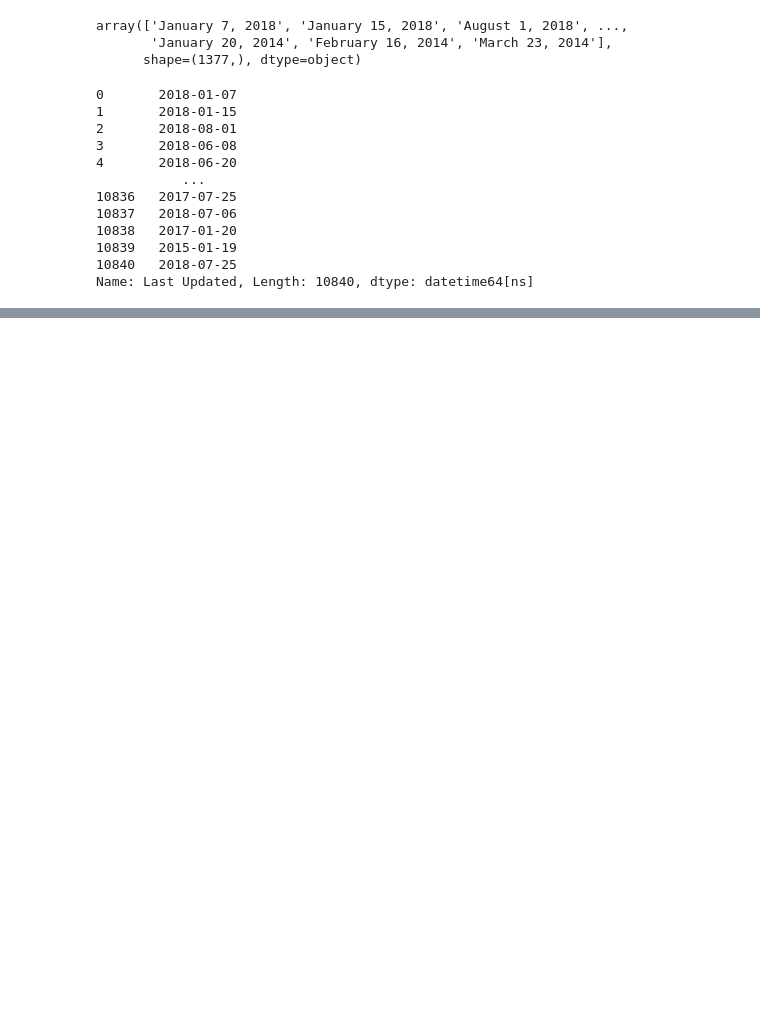
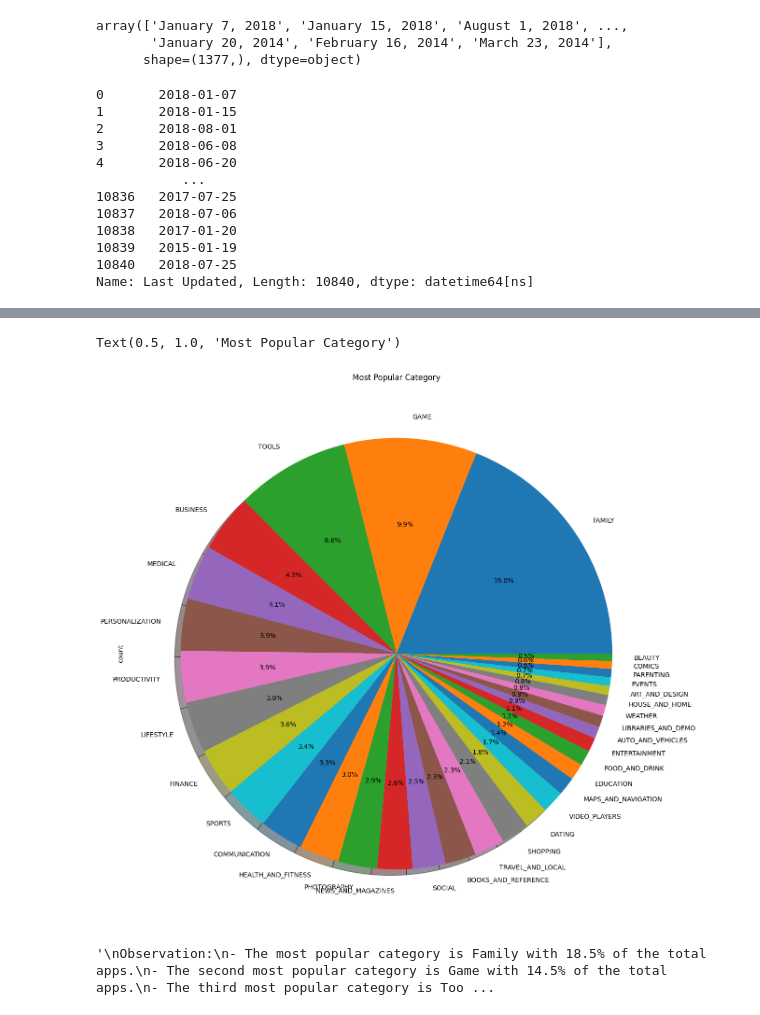
Before and after one commit to abhik12295/Data-Science-Learning, a Jupyter notebook: Core ML Topics/3. EDA & FE with Datasets/Google_playstore.ipynb, the cells around one changed output, grey strips where cells are left out. Saved outputs shown, nothing was run; the diff lists cells and outputs as text; code cells hidden in the pictures; blank space fills up the shorter version.

```diff
--- a/Core ML Topics/3. EDA & FE with Datasets/Google_playstore.ipynb
+++ b/Core ML Topics/3. EDA & FE with Datasets/Google_playstore.ipynb
@@ -303,0 +402,17 @@ df_copy.to_csv('google_playstore_cleaned.csv', index=False)
+# %%
+# Which is the most popular category?
+df_copy['Category'].value_counts().plot.pie(autopct='%1.1f%%', shadow=True, figsize=(15, 15))
+plt.title('Most Popular Category')
+# %% [output]
+Text(0.5, 1.0, 'Most Popular Category')
+[figure, added]
+# %%
+'''
+Observation:
+- The most popular category is Family with 18.5% of the total apps.
+- The second most popular category is Game with 14.5% of the total apps.
+- The third most popular category is Tools with 10.5% of the total apps.
+- Beats, Music & Audio, and Entertainment are the least popular categories with 2.5% of the total apps.
+'''
+# %% [output]
+'\nObservation:\n- The most popular category is Family with 18.5% of the total apps.\n- The second most popular category is Game with 14.5% of the total apps.\n- The third most popular category is Too ...
```
Also changed, not shown: parts of 24 cells of this notebook.
